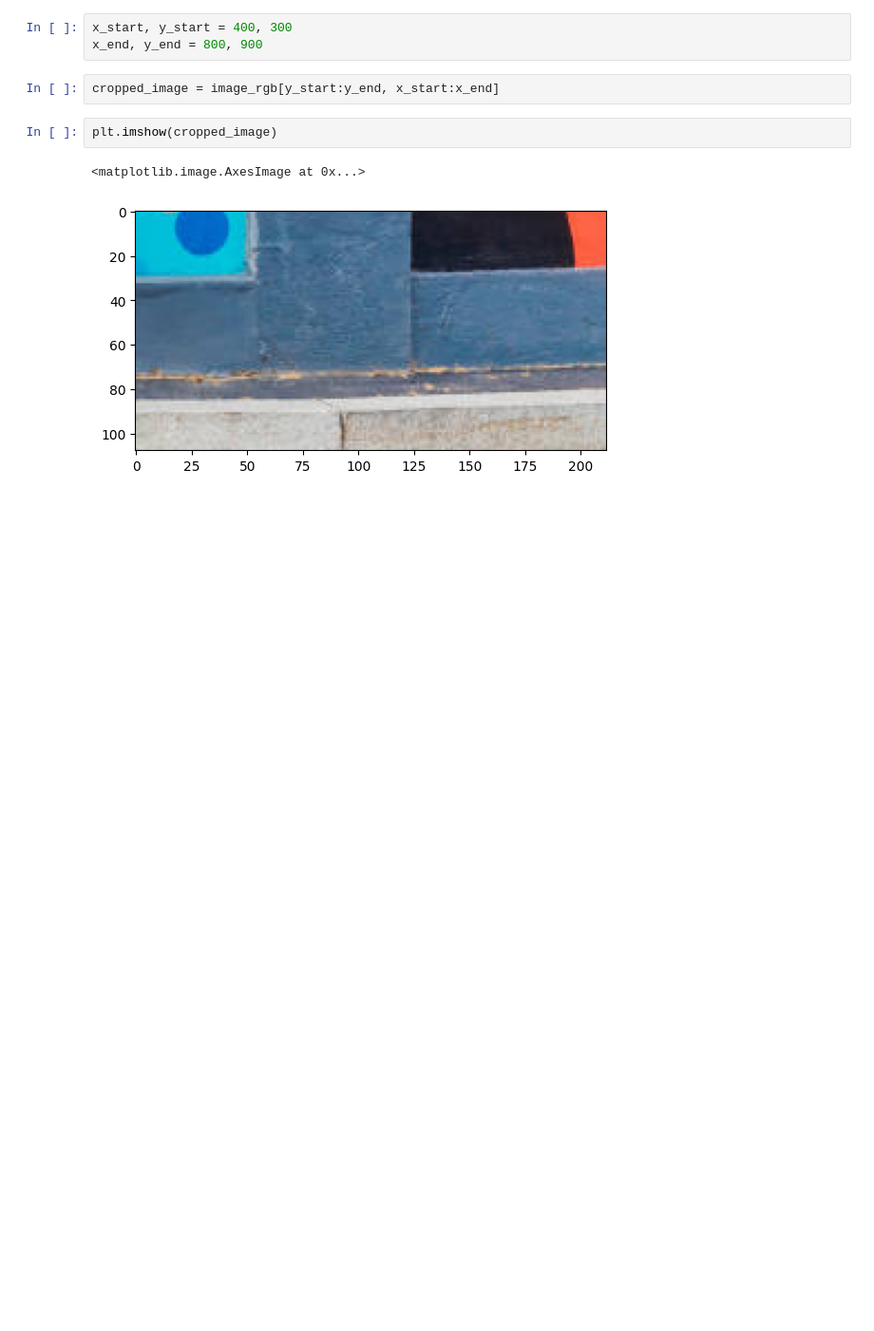
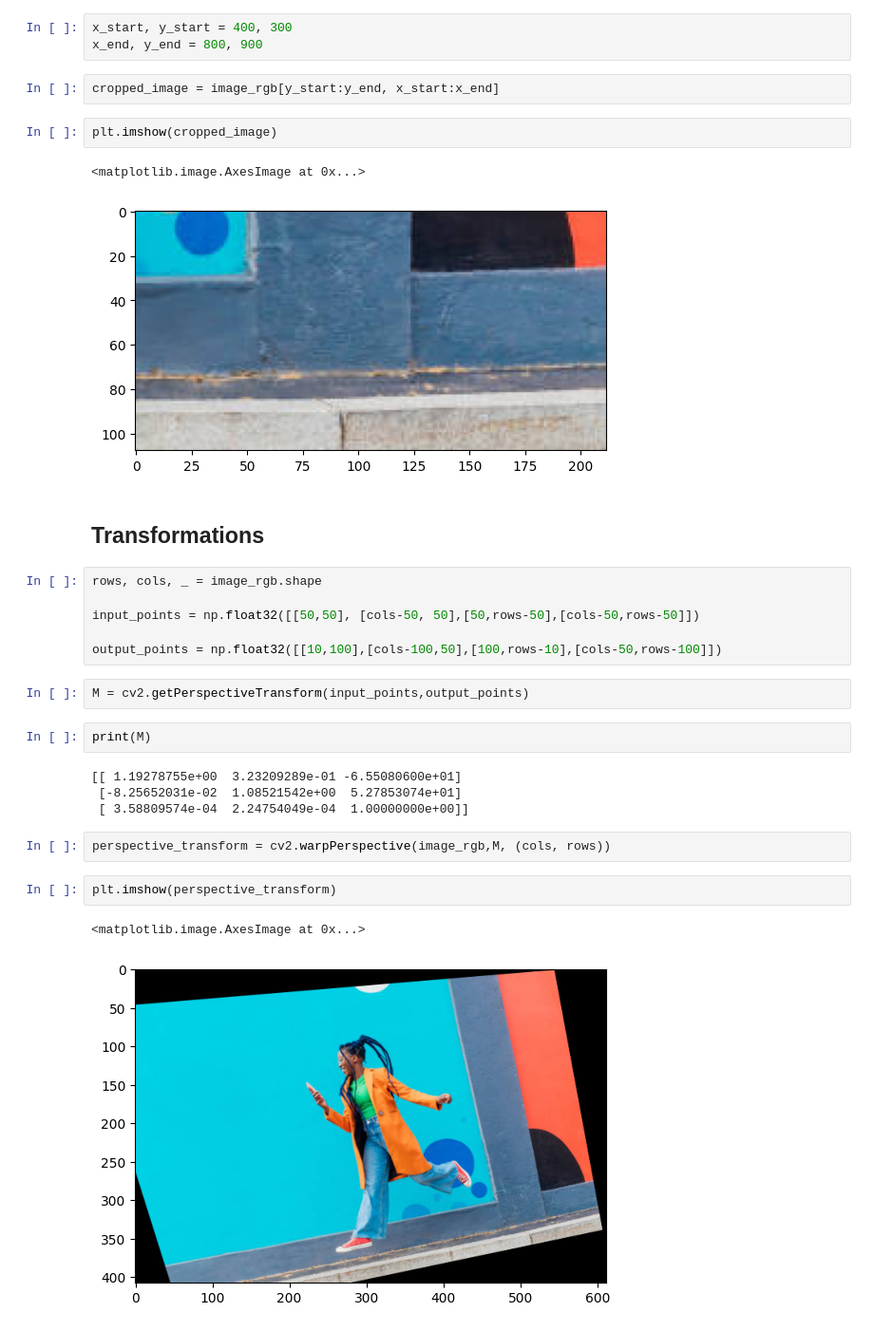
Before and after one commit to Sudharsan25/AI_ML, a Jupyter notebook: DL/ComputerVision/OpenCV/image_transformation_interplotation.ipynb, the cells around one changed output. Shown at 95% size. Cells and saved outputs as stored; diff of their text form; blank space fills up the shorter version.

```diff
--- a/DL/ComputerVision/OpenCV/image_transformation_interplotation.ipynb
+++ b/DL/ComputerVision/OpenCV/image_transformation_interplotation.ipynb
@@ -94,3 +95,26 @@ plt.imshow(cropped_image)
 # %% [output]
 <matplotlib.image.AxesImage at 0x...>
 [figure]
+# %% [markdown]
+## Transformations
+# %%
+rows, cols, _ = image_rgb.shape
+
+input_points = np.float32([[50,50], [cols-50, 50],[50,rows-50],[cols-50,rows-50]])
+
+output_points = np.float32([[10,100],[cols-100,50],[100,rows-10],[cols-50,rows-100]])
+# %%
+M = cv2.getPerspectiveTransform(input_points,output_points)
+# %%
+print(M)
+# %% [output]
+[[ 1.19278755e+00  3.23209289e-01 -6.55080600e+01]
+ [-8.25652031e-02  1.08521542e+00  5.27853074e+01]
+ [ 3.58809574e-04  2.24754049e-04  1.00000000e+00]]
+# %%
+perspective_transform = cv2.warpPerspective(image_rgb,M, (cols, rows))
+# %%
+plt.imshow(perspective_transform)
+# %% [output]
+<matplotlib.image.AxesImage at 0x...>
+[figure, added]
```
Also changed, not shown: parts of 5 cells of this notebook, 3 other files.
